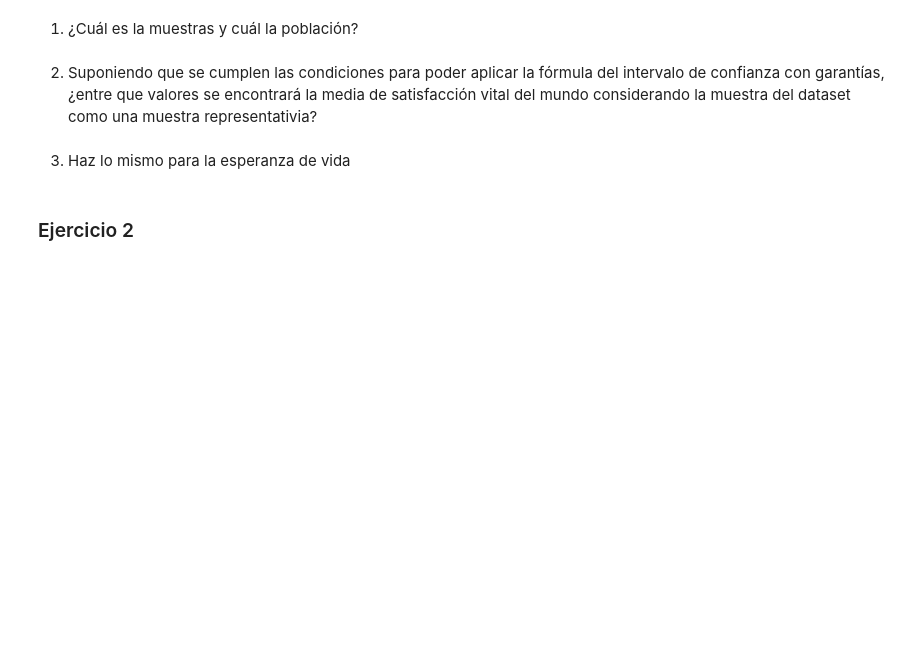
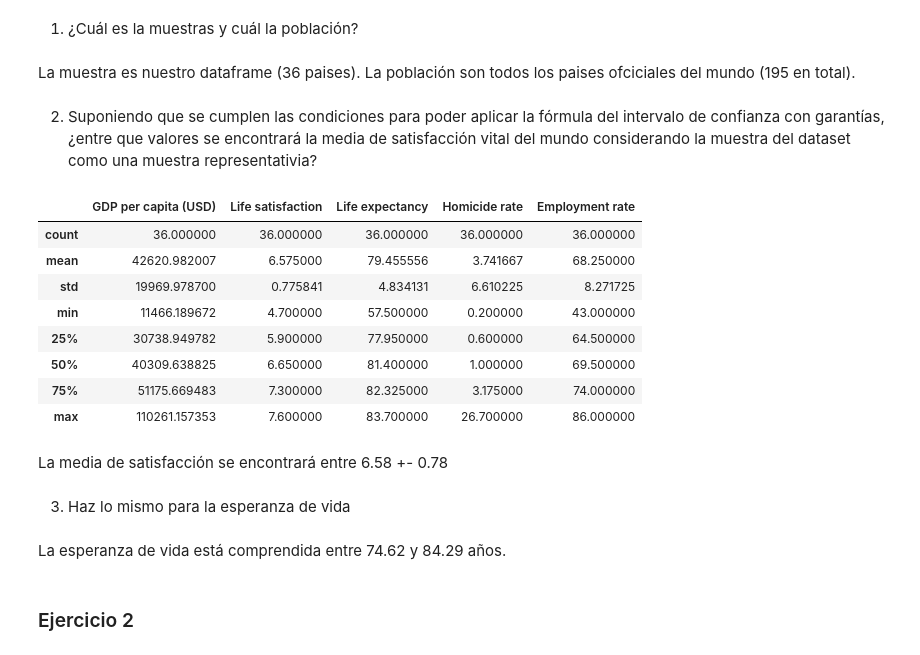
Before and after one commit to AQuindimil/DS-Online_AQR, a Jupyter notebook: 04_Machine_Learning/Sprint_09/Unidad_01_Estadistica_Inferencial/02_Ejercicios_Workout/13_Ejercicios_Inferencial.ipynb, the cells around one changed output. Cells and saved outputs as stored; diff of their text form; code cells hidden in the pictures; blank space fills up the shorter version.

```diff
--- a/04_Machine_Learning/Sprint_09/Unidad_01_Estadistica_Inferencial/02_Ejercicios_Workout/13_Ejercicios_Inferencial.ipynb
+++ b/04_Machine_Learning/Sprint_09/Unidad_01_Estadistica_Inferencial/02_Ejercicios_Workout/13_Ejercicios_Inferencial.ipynb
@@ -17,2 +17,6 @@ Importa los paquetes y módulos que necesites a lo largo del notebook
 # %% [markdown]
 ### Ejercicio 1
+# %%
+df=pd.read_csv("./data/lifesat_full.csv")
+df.head(5)
+len(df)
@@ -20,10 +26,28 @@ Importa los paquetes y módulos que necesites a lo largo del notebook
 Carga el dataset de satisfacción vital (en la ruta "./data/lifesat_full.csv") y, considerando un contexto mundial, contesta a las siguientes preguntas:
 # %% [markdown]
 1. ¿Cuál es la muestras y cuál la población?
+# %% [markdown]
+La muestra es nuestro dataframe (36 paises). La población son todos los paises ofciciales del mundo (195 en total).
 # %% [markdown]
 2. Suponiendo que se cumplen las condiciones para poder aplicar la fórmula del intervalo de confianza con garantías, ¿entre que valores se encontrará la media de satisfacción vital del mundo considerando la muestra del dataset como una muestra representativia?
+# %%
+df.describe()
+# %% [output]
+|  | GDP per capita (USD) | Life satisfaction | Life expectancy | Homicide rate | Employment rate |
+| count | 36.000000 | 36.000000 | 36.000000 | 36.000000 | 36.000000 |
+| mean | 42620.982007 | 6.575000 | 79.455556 | 3.741667 | 68.250000 |
+| std | 19969.978700 | 0.775841 | 4.834131 | 6.610225 | 8.271725 |
+| min | 11466.189672 | 4.700000 | 57.500000 | 0.200000 | 43.000000 |
+| 25% | 30738.949782 | 5.900000 | 77.950000 | 0.600000 | 64.500000 |
+| 50% | 40309.638825 | 6.650000 | 81.400000 | 1.000000 | 69.500000 |
+| 75% | 51175.669483 | 7.300000 | 82.325000 | 3.175000 | 74.000000 |
+| max | 110261.157353 | 7.600000 | 83.700000 | 26.700000 | 86.000000 |
+# %% [markdown]
+La media de satisfacción se encontrará entre 6.58 +- 0.78
 # %% [markdown]
 3. Haz lo mismo para la esperanza de vida
+# %% [markdown]
+La esperanza de vida está comprendida entre 74.62 y 84.29 años.
 # %% [markdown]
 ### Ejercicio 2
 # %% [markdown]
```
Also changed, not shown: parts of 19 cells of this notebook, 1 other file.
